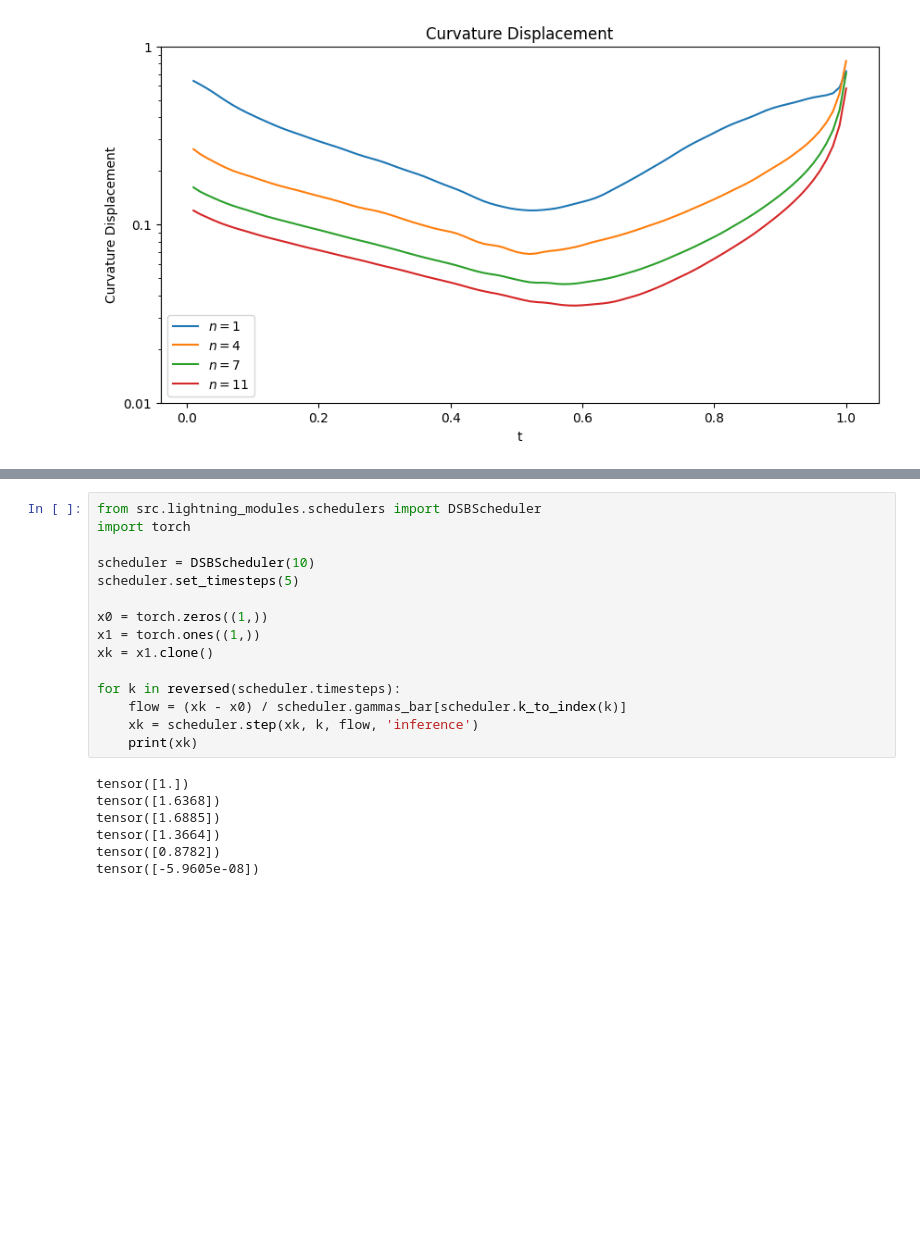
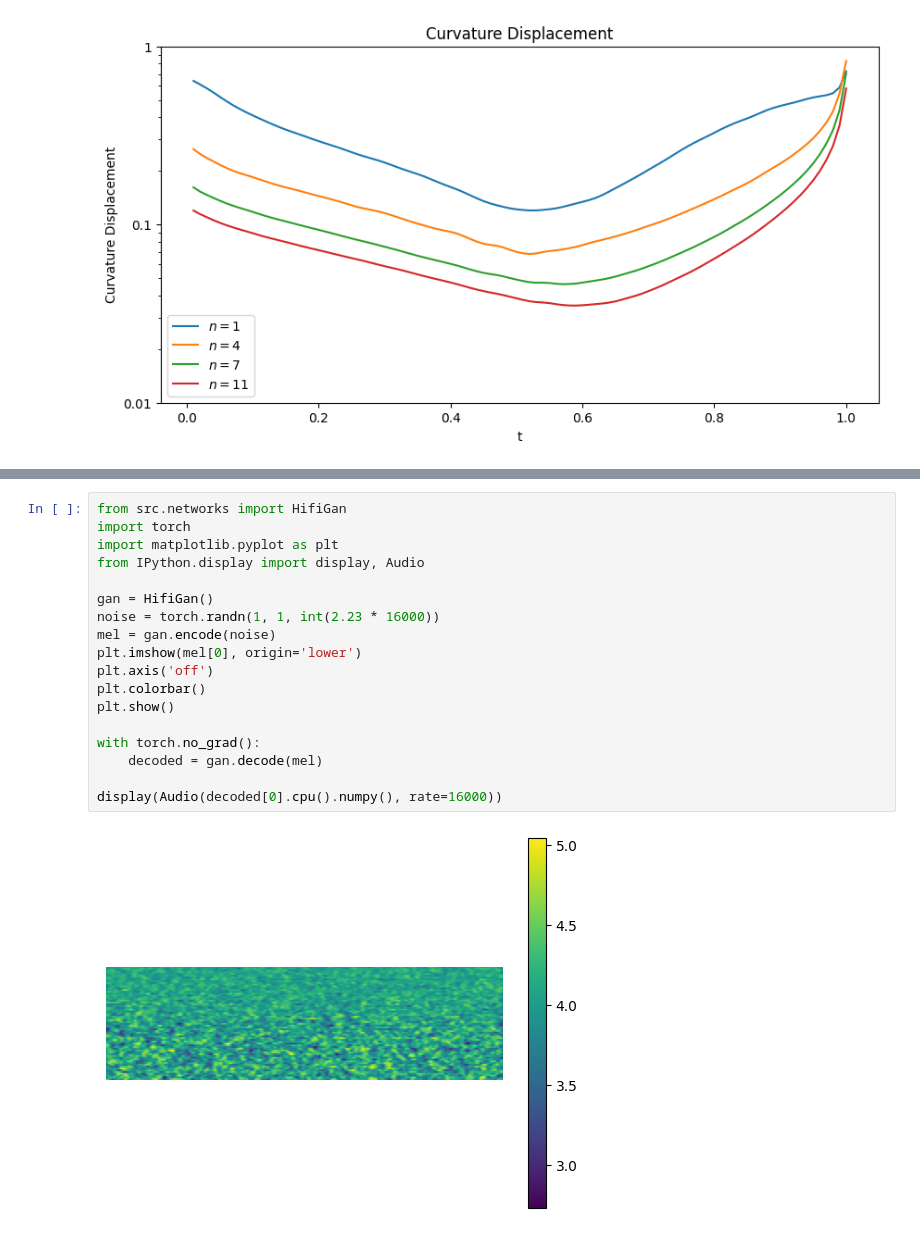
Before and after one commit to kommodeskab/Latent-DSB, a Jupyter notebook: playground.ipynb, the cells around one changed output, grey strips where cells are left out. Saved outputs shown, nothing was run; the diff lists cells and outputs as text; blank space fills up the shorter version.

```diff
--- a/playground.ipynb
+++ b/playground.ipynb
@@ -73,25 +73,23 @@ Dataset length: 73386
 [interactive output not drawn]
 [interactive output not drawn]
 [interactive output not drawn]
-# %%
-from src.lightning_modules.schedulers import DSBScheduler
-import torch
-
-scheduler = DSBScheduler(10)
-scheduler.set_timesteps(5)
-
-x0 = torch.zeros((1,))
-x1 = torch.ones((1,))
-xk = x1.clone()
-
-for k in reversed(scheduler.timesteps):
-    flow = (xk - x0) / scheduler.gammas_bar[scheduler.k_to_index(k)]
-    xk = scheduler.step(xk, k, flow, 'inference')
-    print(xk)
-# %% [output]
-tensor([1.])
-tensor([1.6368])
-tensor([1.6885])
-tensor([1.3664])
-tensor([0.8782])
-tensor([-5.9605e-08])
+# %%
+from src.networks import HifiGan
+import torch
+import matplotlib.pyplot as plt
+from IPython.display import display, Audio
+
+gan = HifiGan()
+noise = torch.randn(1, 1, int(2.23 * 16000))
+mel = gan.encode(noise)
+plt.imshow(mel[0], origin='lower')
+plt.axis('off')
+plt.colorbar()
+plt.show()
+
+with torch.no_grad():
+    decoded = gan.decode(mel)
+
+display(Audio(decoded[0].cpu().numpy(), rate=16000))
+# %% [output]
+[figure, added]
```
Also changed, not shown: parts of 2 cells of this notebook, 32 other files.
